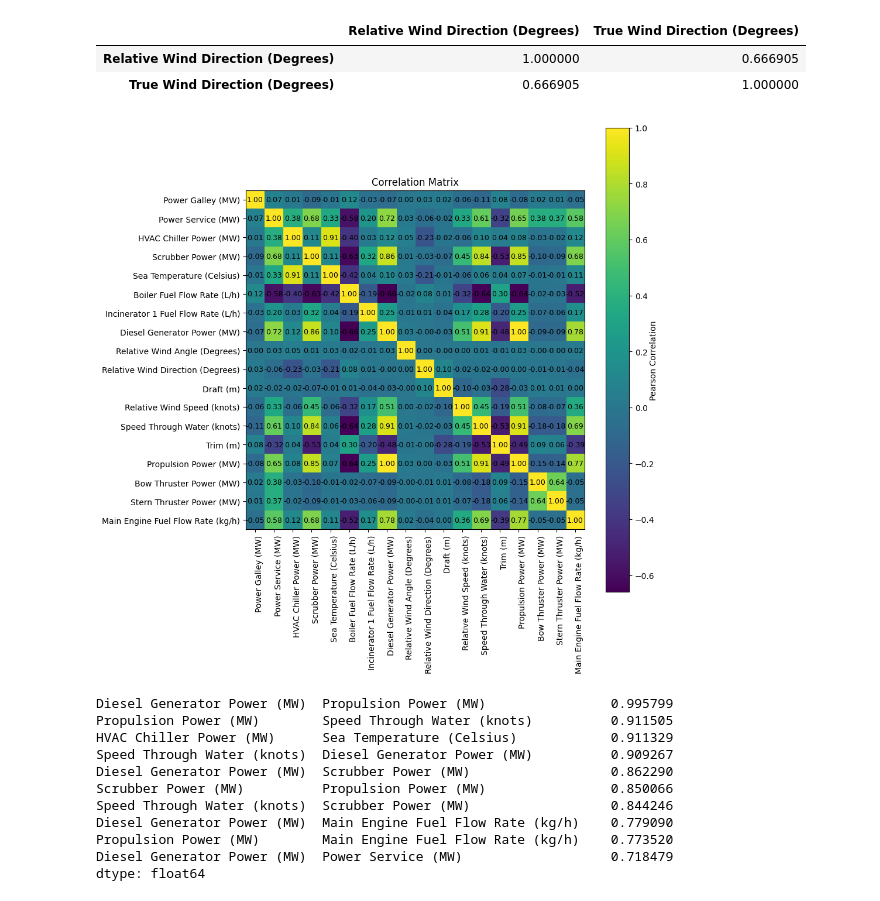
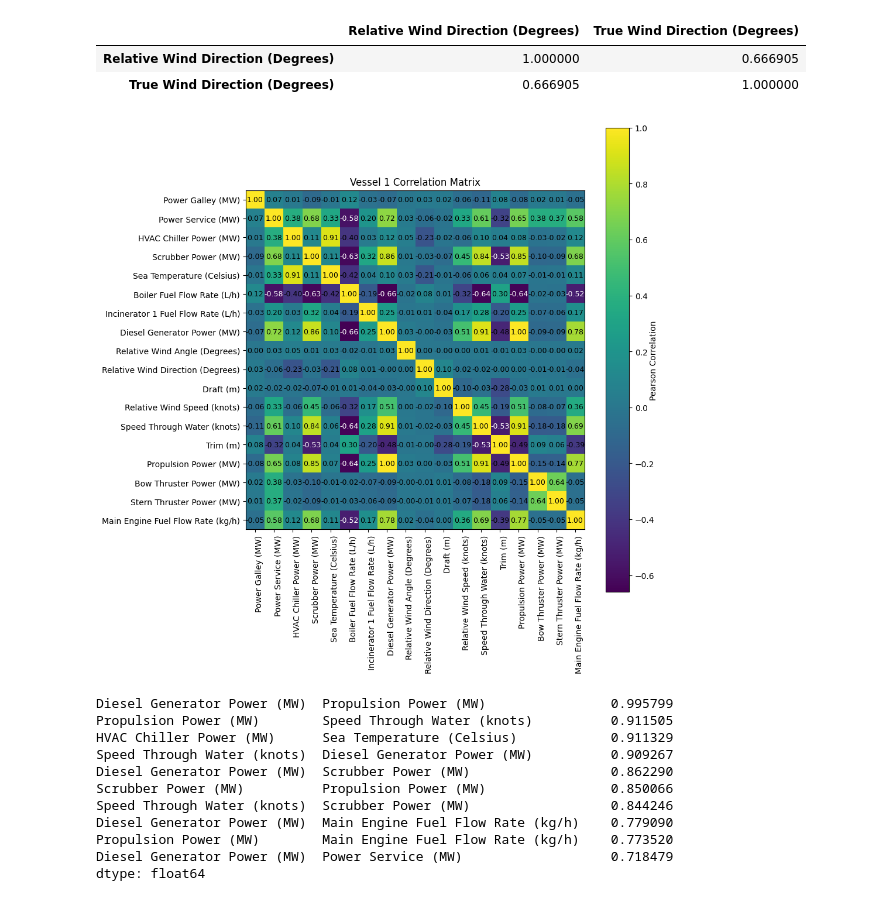
Before and after one commit to sanath95/TUI-Cruise-Ships-Analysis, a Jupyter notebook: code/vessel1.ipynb, the cells around one changed output. Cells and saved outputs as stored; diff of their text form; code cells hidden in the pictures.

Commit message:
change code for correlation matrix plot

```diff
--- a/code/vessel1.ipynb
+++ b/code/vessel1.ipynb
@@ -193,28 +193,31 @@ df_new['Main Engine Fuel Flow Rate (kg/h)'] = df['Main Engine 1 Fuel Flow Rate (
 # %%
 corr = df_new.corr()
 corr_col = df_new.columns
 col_size = len(df_new.columns)
 
 fig, ax = plt.subplots(figsize=(10,10))
 im = ax.imshow(corr)
 
 cbar = ax.figure.colorbar(im, ax=ax)
 cbar.ax.set_ylabel("Pearson Correlation", rotation=90, va="bottom")
 
 ax.set_xticks(np.arange(col_size), labels=corr_col)
 ax.set_yticks(np.arange(col_size), labels=corr_col)
 
 plt.setp(ax.get_xticklabels(), rotation=90, ha="right", rotation_mode="anchor")
 
 for i, ix in enumerate(corr_col):
     for j, jx in enumerate(corr_col):
-        text = ax.text(j, i, '{0:.2f}'.format(corr.loc[ix, jx]), ha="center", va="center", color="black", fontsize=9)
+        corr_val = corr.loc[ix, jx]
+        if corr_val<-0.5: text_color = "w"
+        else: text_color = "black"
+        text = ax.text(j, i, '{0:.2f}'.format(corr_val), ha="center", va="center", color=text_color, fontsize=9)
 
-ax.set_title("Correlation Matrix")
+ax.set_title("Vessel 1 Correlation Matrix")
 fig.tight_layout()
 plt.show()
 # %% [output]
-[figure, old version]
+[figure, new version]
 # %%
 corr_list = corr.unstack()
 corr_list = corr_list[corr_list!=1]
```
Also changed, not shown: 1 other file.
